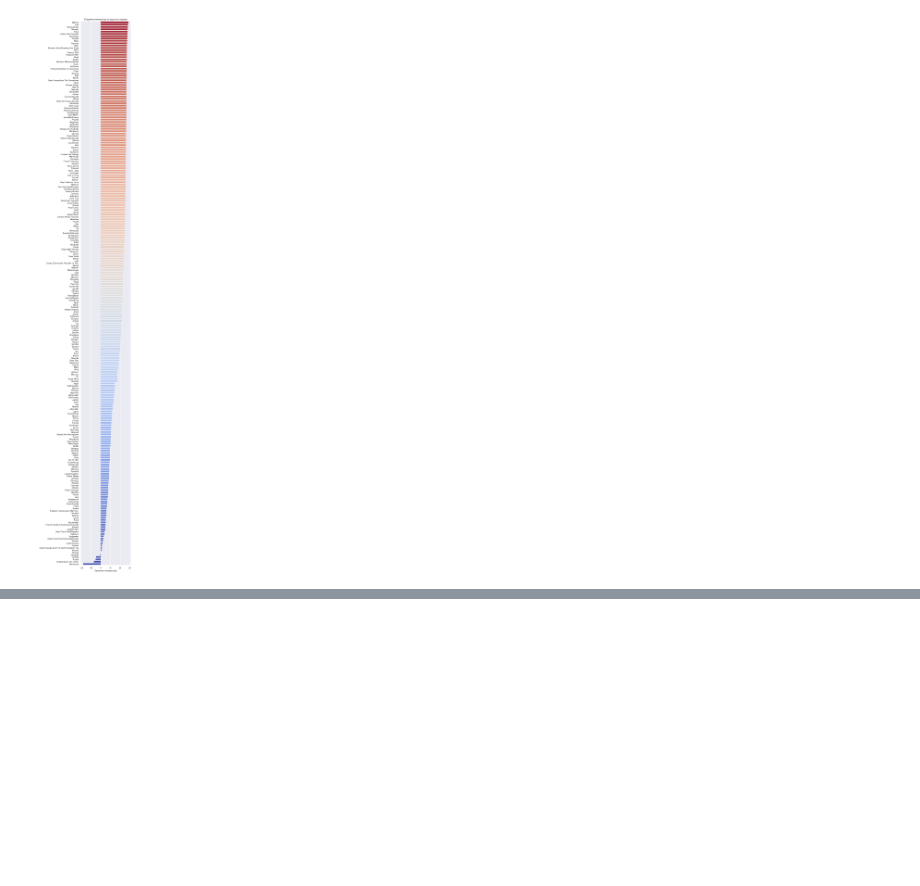
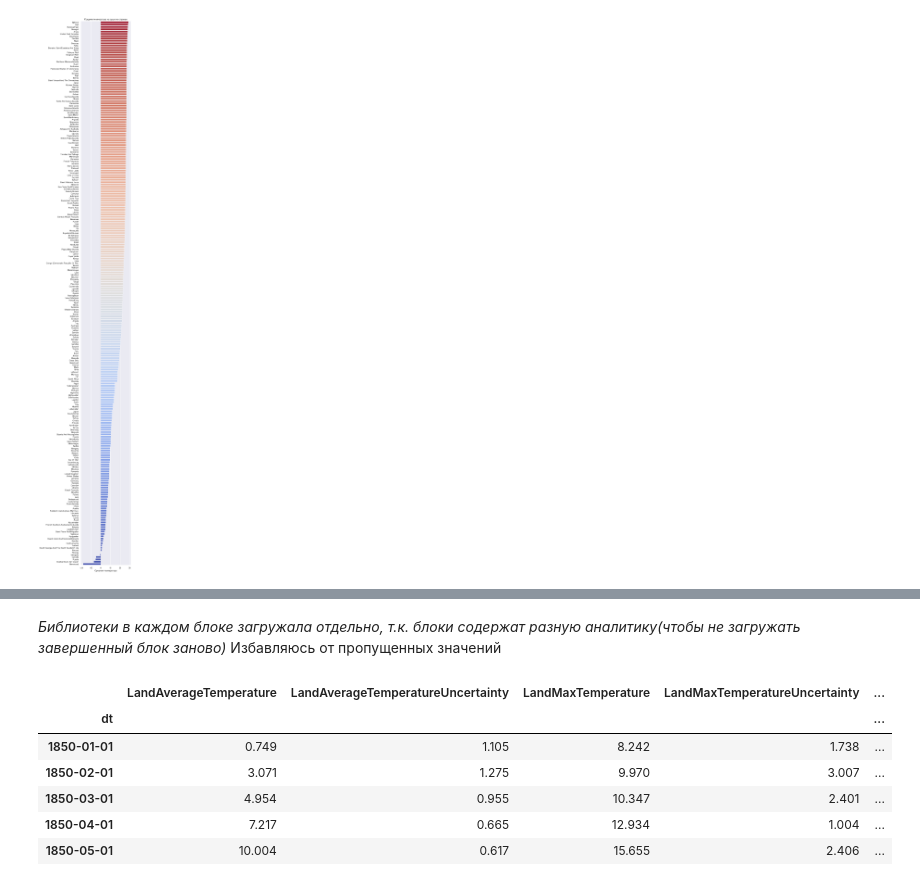
Before and after one commit to SizovaDarya708/ClimateChange, a Jupyter notebook: Climate Change Project.ipynb, the cells around one changed output, grey strips where cells are left out. Cells and saved outputs as stored; diff of their text form; code cells hidden in the pictures; blank space fills up the shorter version.

```diff
--- a/Climate Change Project.ipynb
+++ b/Climate Change Project.ipynb
@@ -180,0 +198,16 @@ Text = ax.set(xlabel='Срерняя температура', title='Средн
+# %% [markdown]
+*Библиотеки в каждом блоке загружала отдельно, т.к. блоки содержат разную аналитику(чтобы не загружать завершенный блок заново)*
+Избавляюсь от пропущенных значений
+# %%
+global_temp['dt'] = pd.to_datetime(global_temp['dt'])
+global_temp.set_index('dt', inplace = True)
+global_temp.dropna(how = 'any', inplace = True)
+global_temp.head()
+# %% [output]
+|  | LandAverageTemperature | LandAverageTemperatureUncertainty | LandMaxTemperature | LandMaxTemperatureUncertainty | ... |
+| dt |  |  |  |  | ... |
+| 1850-01-01 | 0.749 | 1.105 | 8.242 | 1.738 | ... |
+| 1850-02-01 | 3.071 | 1.275 | 9.970 | 3.007 | ... |
+| 1850-03-01 | 4.954 | 0.955 | 10.347 | 2.401 | ... |
+| 1850-04-01 | 7.217 | 0.665 | 12.934 | 1.004 | ... |
+| 1850-05-01 | 10.004 | 0.617 | 15.655 | 2.406 | ... |
```
Also changed, not shown: parts of 14 cells of this notebook, 1 other file.
